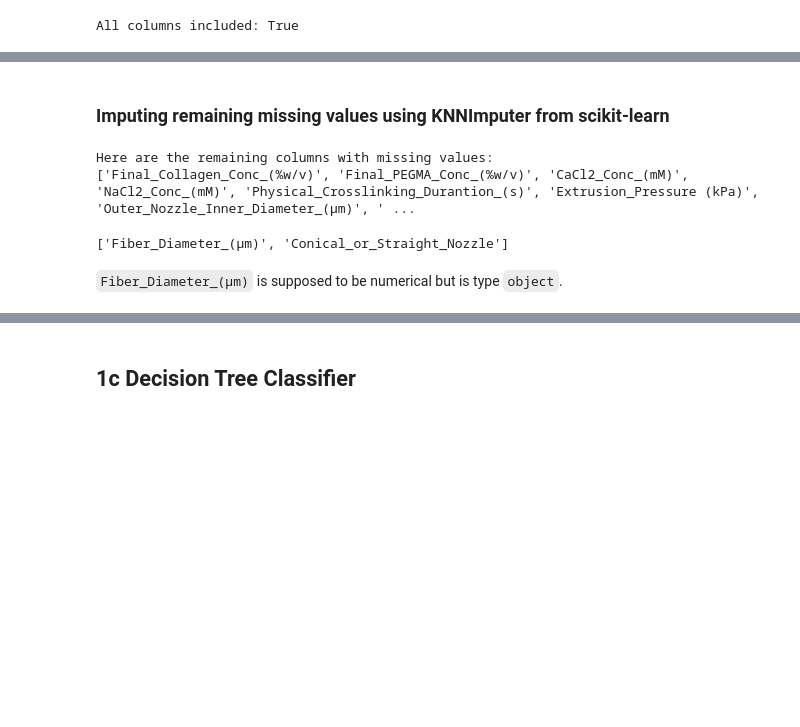
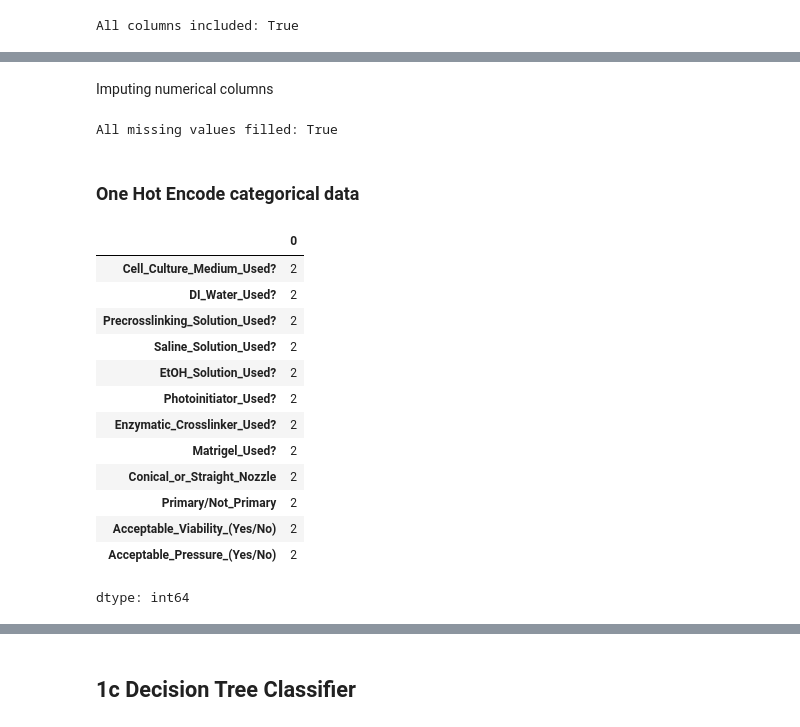
Before and after one commit to dlkt101101/AMATH445, a Jupyter notebook: AMATH445_A1.ipynb, the cells around one changed output, grey strips where cells are left out. Saved outputs shown, nothing was run; the diff lists cells and outputs as text; code cells hidden in the pictures; blank space fills up the shorter version.

```diff
--- a/AMATH445_A1.ipynb
+++ b/AMATH445_A1.ipynb
@@ -91,0 +132,7 @@ All columns included: True
+# %%
+simpleimputer = SimpleImputer(strategy = "most_frequent")
+# %%
+df[object_cols_to_impute] = simpleimputer.fit_transform(df[object_cols_to_impute])
+# %%
+numerical_cols_to_impute = list(set(cols_to_impute).intersection(set(cols_numericals)))
+numerical_cols_to_impute
@@ -91,0 +150,2 @@ All columns included: True
+# %% [markdown]
+Imputing numerical columns
@@ -92,4 +154,26 @@ All columns included: True
+# %%
+df[numerical_cols_to_impute] = knnimputer.fit_transform(df[numerical_cols_to_impute])
+# %%
+df.isna().sum().sum()
+print("All missing values filled: {}". format(0 == df.isna().sum().sum()))
+# %% [output]
+All missing values filled: True
+# %% [markdown]
+### One Hot Encode categorical data
 # %%
-df[cols_object] = df[cols_object]
+df[cols_object].nunique()
+# %% [output]
+|  | 0 |
+| Cell_Culture_Medium_Used? | 2 |
+| DI_Water_Used? | 2 |
+| Precrosslinking_Solution_Used? | 2 |
+| Saline_Solution_Used? | 2 |
+| EtOH_Solution_Used? | 2 |
+| Photoinitiator_Used? | 2 |
+| Enzymatic_Crosslinker_Used? | 2 |
+| Matrigel_Used? | 2 |
+| Conical_or_Straight_Nozzle | 2 |
+| Primary/Not_Primary | 2 |
+| Acceptable_Viability_(Yes/No) | 2 |
+| Acceptable_Pressure_(Yes/No) | 2 |
+dtype: int64
-# %% [markdown]
-### Imputing remaining missing values using KNNImputer from scikit-learn
@@ -99,15 +179,0 @@ df[remaing_missing_cols_object] = ohe.fit(df[remaing_missing_cols_object])
-# %%
-remaining_missing = df.isna().sum()
-remaining_missing_cols = list(remaining_missing[remaining_missing > 0].index)
-print('''Here are the remaining columns with missing values:
-{}'''.format(remaining_missing_cols))
-# %% [output]
-Here are the remaining columns with missing values:
-['Final_Collagen_Conc_(%w/v)', 'Final_PEGMA_Conc_(%w/v)', 'CaCl2_Conc_(mM)', 'NaCl2_Conc_(mM)', 'Physical_Crosslinking_Durantion_(s)', 'Extrusion_Pressure (kPa)', 'Outer_Nozzle_Inner_Diameter_(µm)', ' ...
-# %%
-remaining_missing_cols_object = list(df[remaining_missing_cols].dtypes[df[remaining_missing_cols].dtypes == 'object'].index)
-remaining_missing_cols_object
-# %% [output]
-['Fiber_Diameter_(µm)', 'Conical_or_Straight_Nozzle']
-# %% [markdown]
-`Fiber_Diameter_(µm)` is supposed to be numerical but is type `object`.
```
Also changed, not shown: parts of 37 cells of this notebook.
